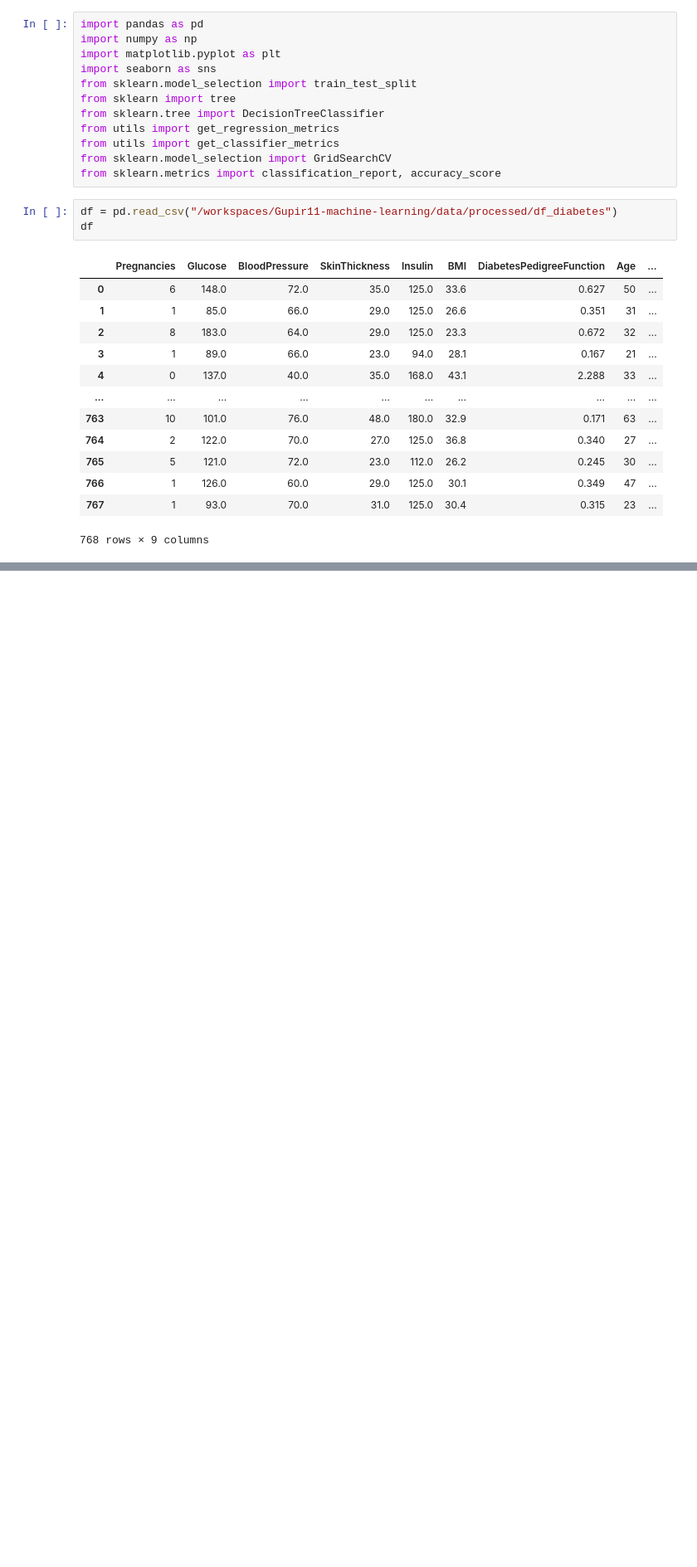
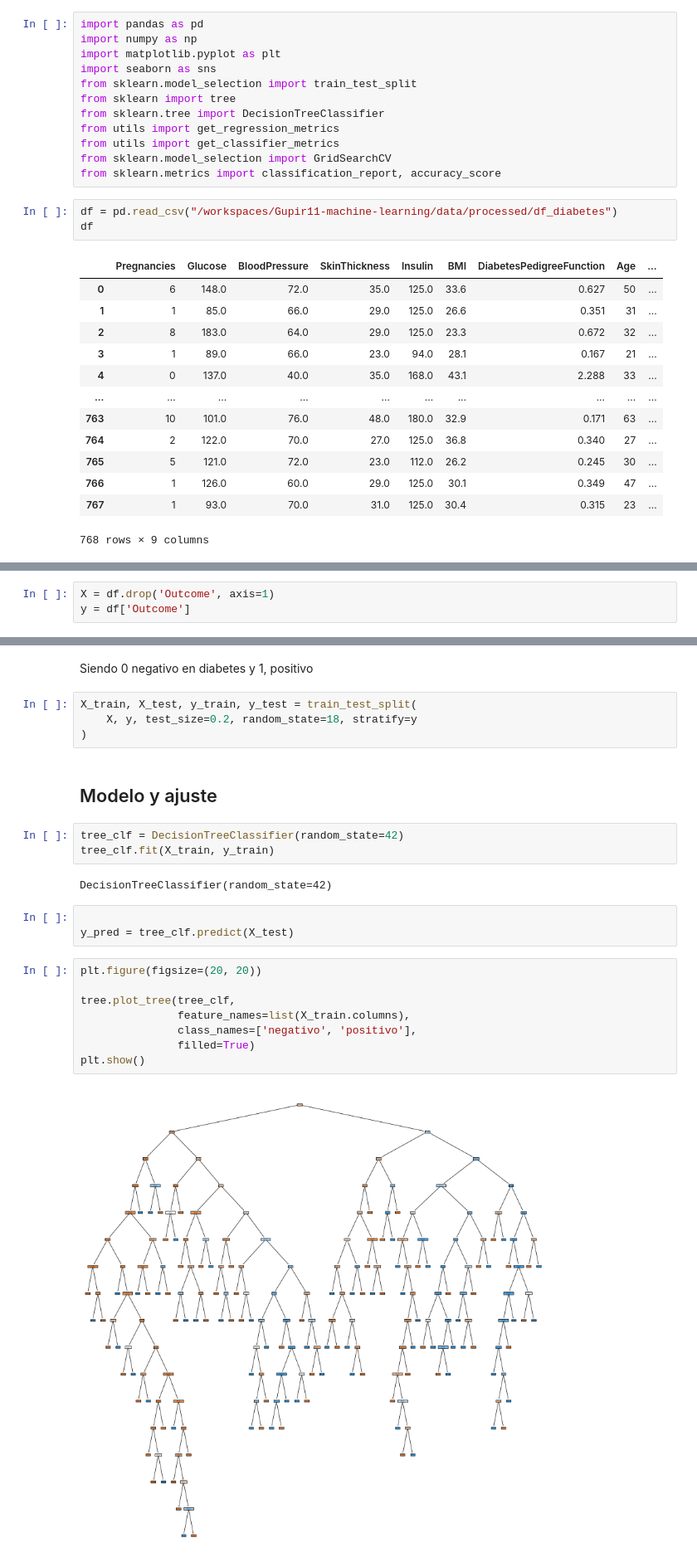
Before and after one commit to 4GeeksAcademy/Gupir11-machine-learning, a Jupyter notebook: src/04-decision-tree-diabetes.ipynb, the cells around one changed output, grey strips where cells are left out. Shown at 83% size. Cells and saved outputs as stored; diff of their text form; blank space fills up the shorter version.

```diff
--- a/src/04-decision-tree-diabetes.ipynb
+++ b/src/04-decision-tree-diabetes.ipynb
@@ -29,0 +32,3 @@ df
+# %%
+X = df.drop('Outcome', axis=1)
+y = df['Outcome']
@@ -29,0 +39,27 @@ df
+# %% [markdown]
+Siendo 0 negativo en diabetes y 1, positivo
+# %%
+X_train, X_test, y_train, y_test = train_test_split(
+    X, y, test_size=0.2, random_state=18, stratify=y
+)
+# %% [markdown]
+
+## Modelo y ajuste
+# %%
+tree_clf = DecisionTreeClassifier(random_state=42)
+tree_clf.fit(X_train, y_train)
+# %% [output]
+DecisionTreeClassifier(random_state=42)
+# %%
+
+y_pred = tree_clf.predict(X_test)
+# %%
+plt.figure(figsize=(20, 20))
+
+tree.plot_tree(tree_clf,
+               feature_names=list(X_train.columns),
+               class_names=['negativo', 'positivo'],
+               filled=True)
+plt.show()
+# %% [output]
+[figure, added]
```
Also changed, not shown: parts of 12 cells of this notebook, 2 other files.
